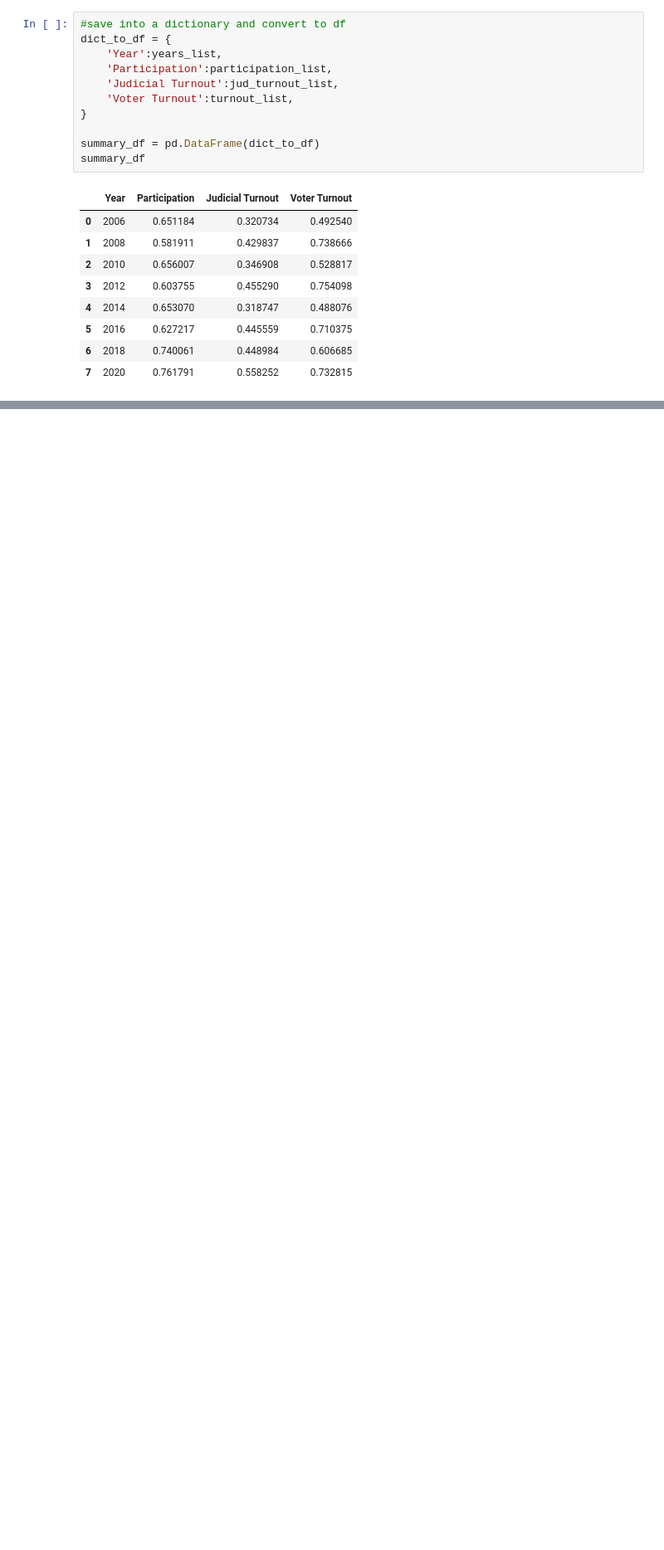
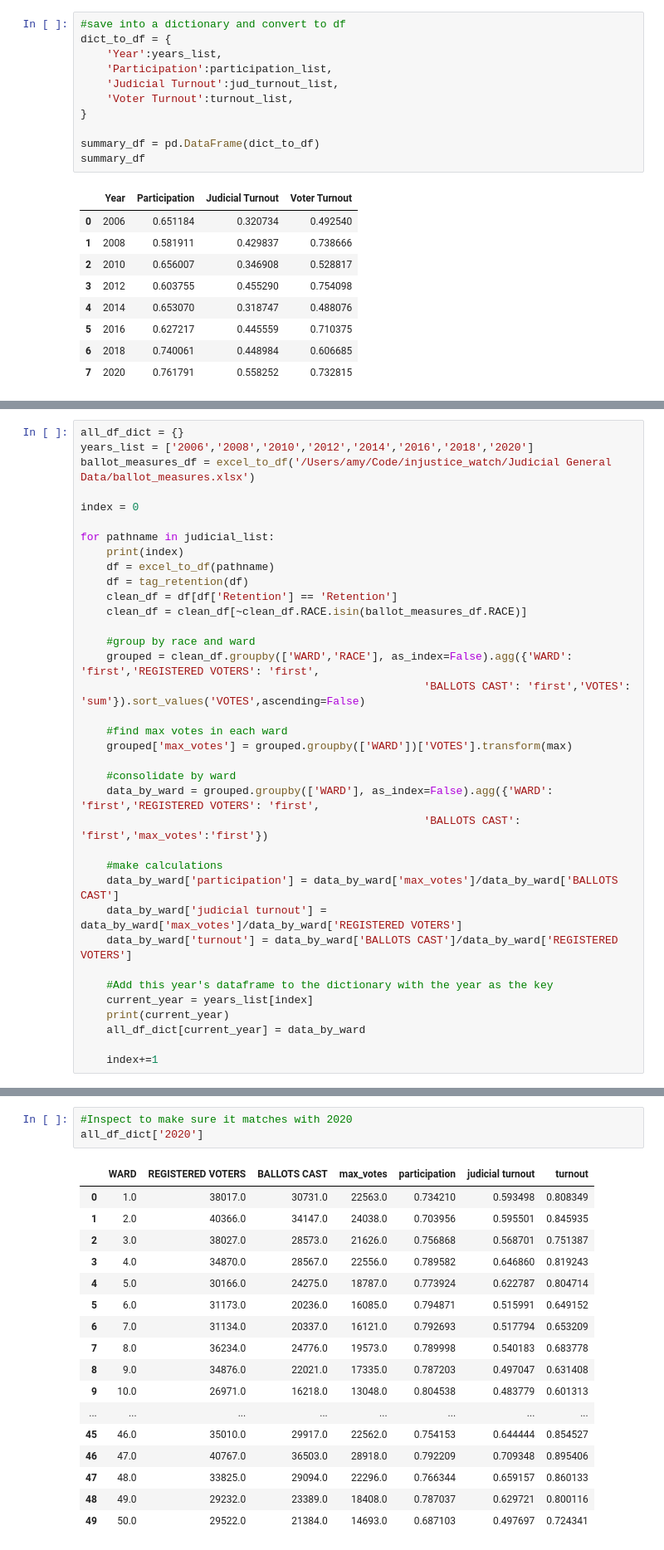
Before and after one commit to amyq96/judicial-voter-data, a Jupyter notebook: Judicial Voter Analysis v3.ipynb, the cells around one changed output, grey strips where cells are left out. Shown at 83% size. Cells and saved outputs as stored; diff of their text form; blank space fills up the shorter version.

```diff
--- a/Judicial Voter Analysis v3.ipynb
+++ b/Judicial Voter Analysis v3.ipynb
@@ -459,0 +579,36 @@ by_ward
+# %%
+all_df_dict = {}
+years_list = ['2006','2008','2010','2012','2014','2016','2018','2020']
+ballot_measures_df = excel_to_df('/Users/amy/Code/injustice_watch/Judicial General Data/ballot_measures.xlsx')
+
+index = 0
+
+for pathname in judicial_list:
+    print(index)
+    df = excel_to_df(pathname)
+    df = tag_retention(df)
+    clean_df = df[df['Retention'] == 'Retention']
+    clean_df = clean_df[~clean_df.RACE.isin(ballot_measures_df.RACE)]
+
+    #group by race and ward
+    grouped = clean_df.groupby(['WARD','RACE'], as_index=False).agg({'WARD': 'first','REGISTERED VOTERS': 'first',
+                                                     'BALLOTS CAST': 'first','VOTES': 'sum'}).sort_values('VOTES',ascending=False)
+
+    #find max votes in each ward
+    grouped['max_votes'] = grouped.groupby(['WARD'])['VOTES'].transform(max)
+
+    #consolidate by ward
+    data_by_ward = grouped.groupby(['WARD'], as_index=False).agg({'WARD': 'first','REGISTERED VOTERS': 'first',
+                                                     'BALLOTS CAST': 'first','max_votes':'first'})
+
+    #make calculations
+    data_by_ward['participation'] = data_by_ward['max_votes']/data_by_ward['BALLOTS CAST']
+    data_by_ward['judicial turnout'] = data_by_ward['max_votes']/data_by_ward['REGISTERED VOTERS']
+    data_by_ward['turnout'] = data_by_ward['BALLOTS CAST']/data_by_ward['REGISTERED VOTERS']
+
+    #Add this year's dataframe to the dictionary with the year as the key
+    current_year = years_list[index]
+    print(current_year)
+    all_df_dict[current_year] = data_by_ward
+
+    index+=1
@@ -459,0 +632,21 @@ by_ward
+# %%
+#Inspect to make sure it matches with 2020
+all_df_dict['2020']
+# %% [output]
+|  | WARD | REGISTERED VOTERS | BALLOTS CAST | max_votes | participation | judicial turnout | turnout |
+| 0 | 1.0 | 38017.0 | 30731.0 | 22563.0 | 0.734210 | 0.593498 | 0.808349 |
+| 1 | 2.0 | 40366.0 | 34147.0 | 24038.0 | 0.703956 | 0.595501 | 0.845935 |
+| 2 | 3.0 | 38027.0 | 28573.0 | 21626.0 | 0.756868 | 0.568701 | 0.751387 |
+| 3 | 4.0 | 34870.0 | 28567.0 | 22556.0 | 0.789582 | 0.646860 | 0.819243 |
+| 4 | 5.0 | 30166.0 | 24275.0 | 18787.0 | 0.773924 | 0.622787 | 0.804714 |
+| 5 | 6.0 | 31173.0 | 20236.0 | 16085.0 | 0.794871 | 0.515991 | 0.649152 |
+| 6 | 7.0 | 31134.0 | 20337.0 | 16121.0 | 0.792693 | 0.517794 | 0.653209 |
+| 7 | 8.0 | 36234.0 | 24776.0 | 19573.0 | 0.789998 | 0.540183 | 0.683778 |
+| 8 | 9.0 | 34876.0 | 22021.0 | 17335.0 | 0.787203 | 0.497047 | 0.631408 |
+| 9 | 10.0 | 26971.0 | 16218.0 | 13048.0 | 0.804538 | 0.483779 | 0.601313 |
+| ... | ... | ... | ... | ... | ... | ... | ... |
+| 45 | 46.0 | 35010.0 | 29917.0 | 22562.0 | 0.754153 | 0.644444 | 0.854527 |
+| 46 | 47.0 | 40767.0 | 36503.0 | 28918.0 | 0.792209 | 0.709348 | 0.895406 |
+| 47 | 48.0 | 33825.0 | 29094.0 | 22296.0 | 0.766344 | 0.659157 | 0.860133 |
+| 48 | 49.0 | 29232.0 | 23389.0 | 18408.0 | 0.787037 | 0.629721 | 0.800116 |
+| 49 | 50.0 | 29522.0 | 21384.0 | 14693.0 | 0.687103 | 0.497697 | 0.724341 |
```
Also changed, not shown: parts of 54 cells of this notebook.
